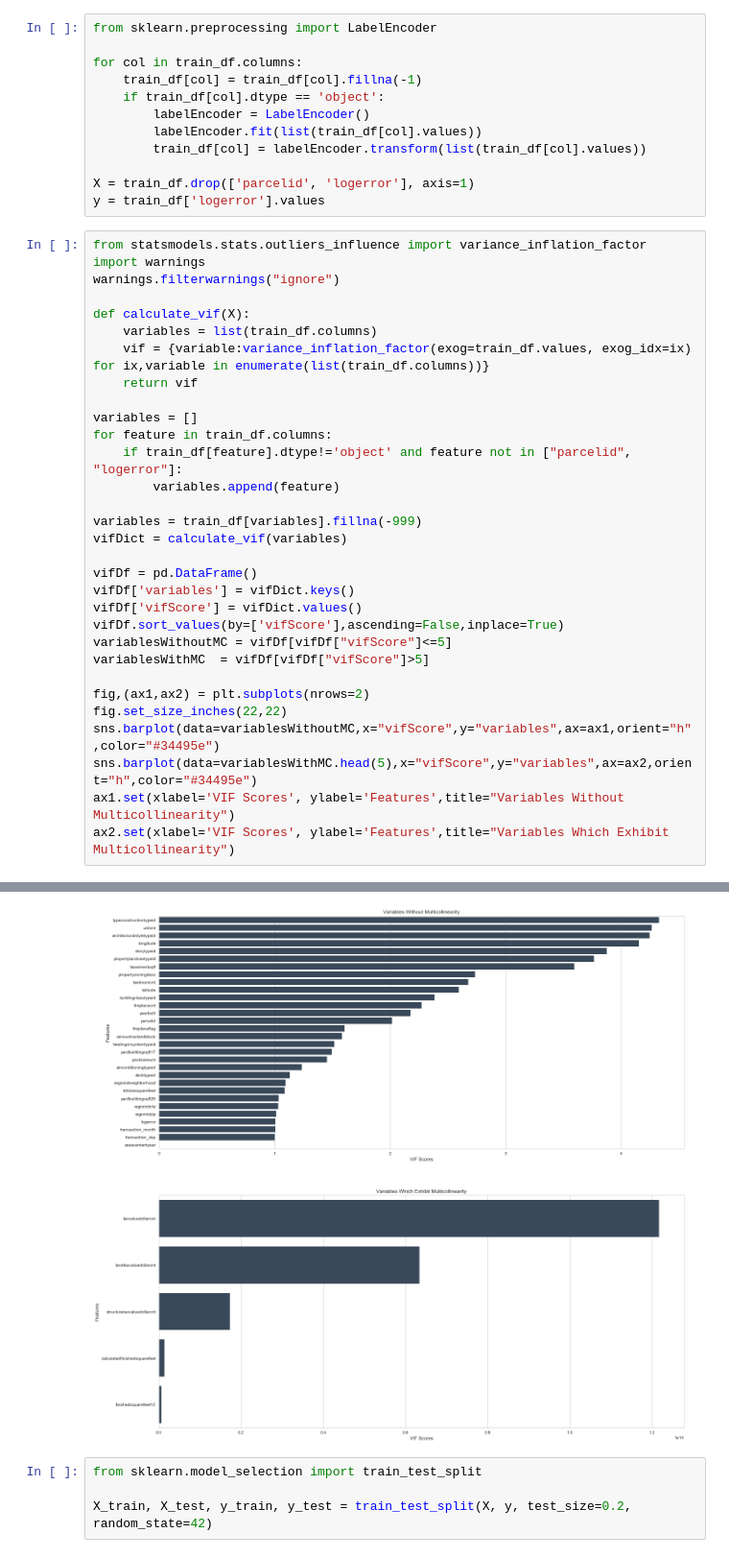
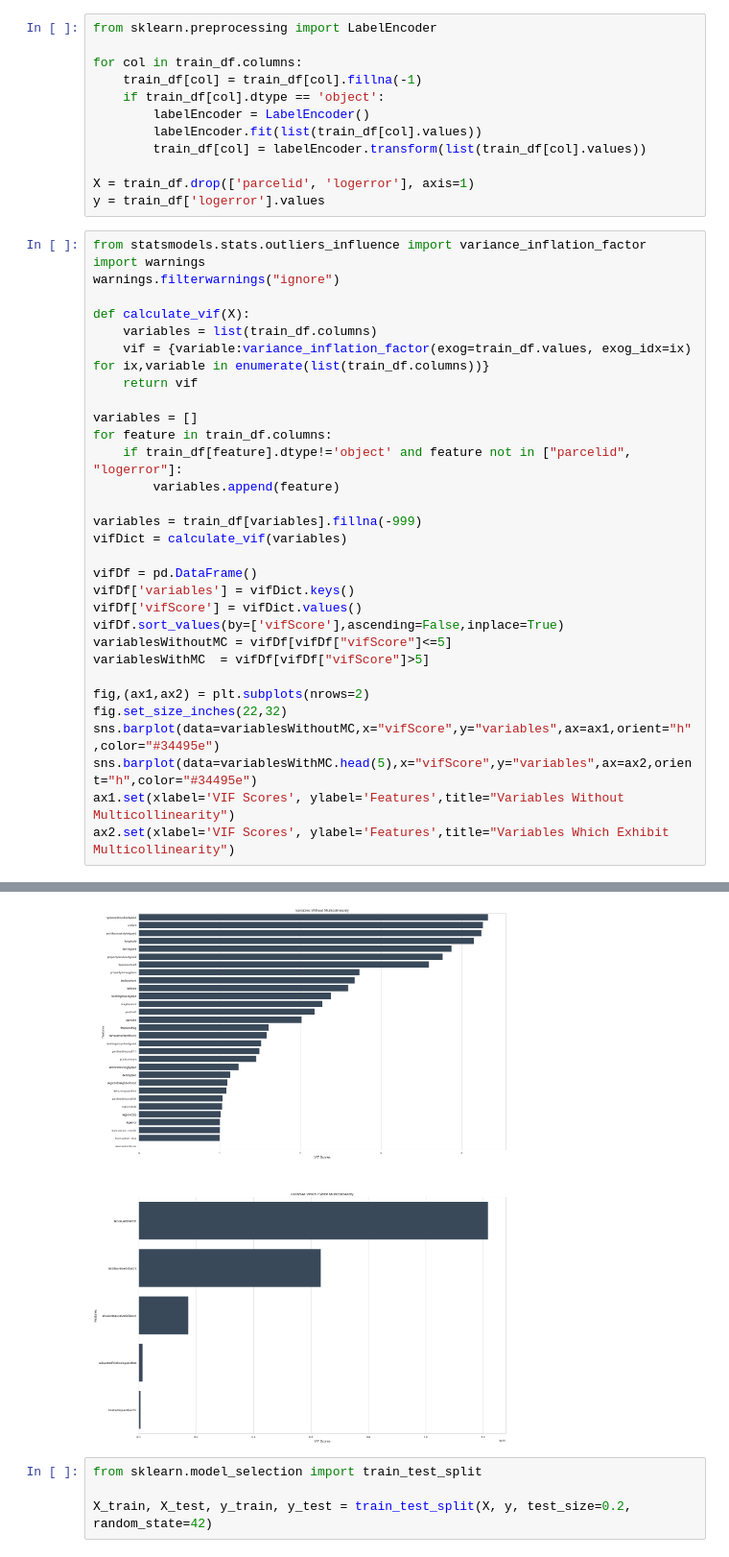
Before and after one commit to knnaraghi/Zillow-Zestimate-Kaggle, a Jupyter notebook: zestimate.ipynb, the cells around one changed output, grey strips where cells are left out. Shown at 96% size. Drawn from its saved outputs; the diff is of its cells as text.

```diff
--- a/zestimate.ipynb
+++ b/zestimate.ipynb
@@ -181,35 +181,35 @@ warnings.filterwarnings("ignore")
 
 def calculate_vif(X):
     variables = list(train_df.columns)
     vif = {variable:variance_inflation_factor(exog=train_df.values, exog_idx=ix) for ix,variable in enumerate(list(train_df.columns))}
     return vif
 
 variables = []
 for feature in train_df.columns:
     if train_df[feature].dtype!='object' and feature not in ["parcelid", "logerror"]:
         variables.append(feature)
 
 variables = train_df[variables].fillna(-999)
 vifDict = calculate_vif(variables)
 
 vifDf = pd.DataFrame()
 vifDf['variables'] = vifDict.keys()
 vifDf['vifScore'] = vifDict.values()
 vifDf.sort_values(by=['vifScore'],ascending=False,inplace=True)
 variablesWithoutMC = vifDf[vifDf["vifScore"]<=5]
 variablesWithMC  = vifDf[vifDf["vifScore"]>5]
 
 fig,(ax1,ax2) = plt.subplots(nrows=2)
-fig.set_size_inches(22,22)
+fig.set_size_inches(22,32)
 sns.barplot(data=variablesWithoutMC,x="vifScore",y="variables",ax=ax1,orient="h",color="#34495e")
 sns.barplot(data=variablesWithMC.head(5),x="vifScore",y="variables",ax=ax2,orient="h",color="#34495e")
 ax1.set(xlabel='VIF Scores', ylabel='Features',title="Variables Without Multicollinearity")
 ax2.set(xlabel='VIF Scores', ylabel='Features',title="Variables Which Exhibit Multicollinearity")
 # %% [output]
 [<matplotlib.text.Text at 0x...>,
  <matplotlib.text.Text at 0x...>,
  <matplotlib.text.Text at 0x...>]
-[figure, old version]
+[figure, new version]
 # %%
 from sklearn.model_selection import train_test_split
 
```
Also changed, not shown: parts of 1 cell of this notebook.
